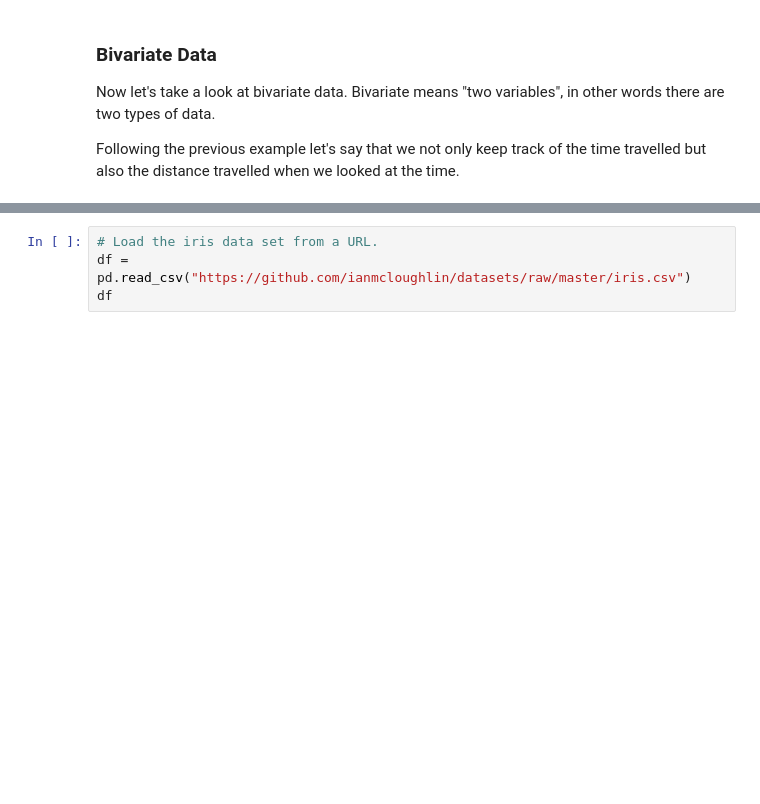
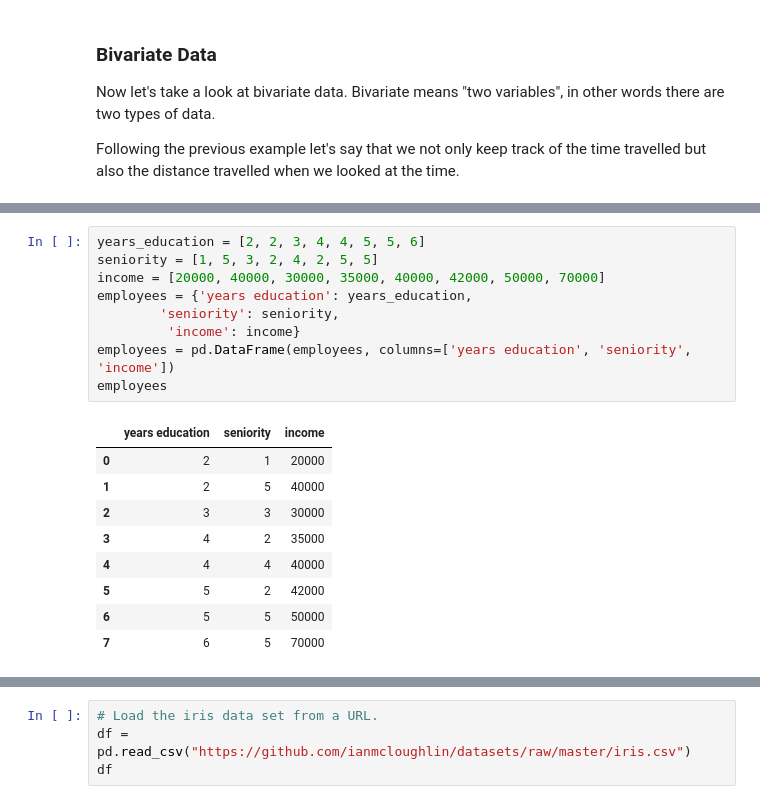
Before and after one commit to cadel560x/EmergingTechAssignments, a Jupyter notebook: iris-dataset.ipynb, the cells around one changed output, grey strips where cells are left out. Cells and saved outputs as stored; diff of their text form; blank space fills up the shorter version.

```diff
--- a/iris-dataset.ipynb
+++ b/iris-dataset.ipynb
@@ -84,0 +121,19 @@ Multivariate data typically consist of many records, each with readings on two o
+# %%
+years_education = [2, 2, 3, 4, 4, 5, 5, 6]
+seniority = [1, 5, 3, 2, 4, 2, 5, 5]
+income = [20000, 40000, 30000, 35000, 40000, 42000, 50000, 70000]
+employees = {'years education': years_education,
+        'seniority': seniority,
+         'income': income}
+employees = pd.DataFrame(employees, columns=['years education', 'seniority', 'income'])
+employees
+# %% [output]
+|  | years education | seniority | income |
+| 0 | 2 | 1 | 20000 |
+| 1 | 2 | 5 | 40000 |
+| 2 | 3 | 3 | 30000 |
+| 3 | 4 | 2 | 35000 |
+| 4 | 4 | 4 | 40000 |
+| 5 | 5 | 2 | 42000 |
+| 6 | 5 | 5 | 50000 |
+| 7 | 6 | 5 | 70000 |
```
Also changed, not shown: parts of 22 cells of this notebook, 1 other file.
